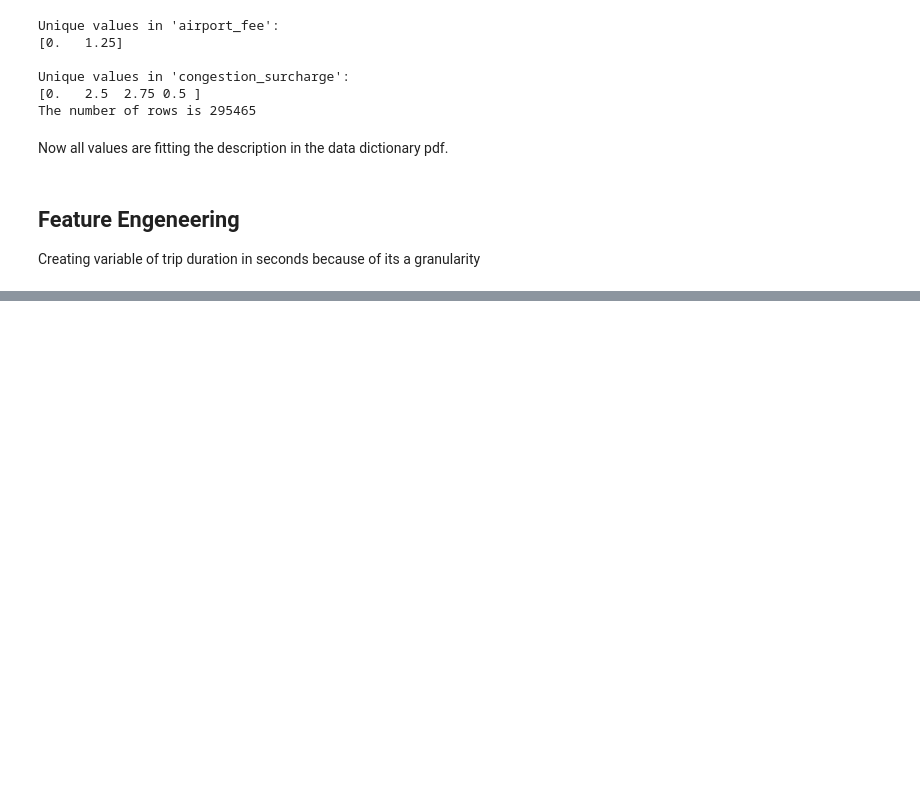
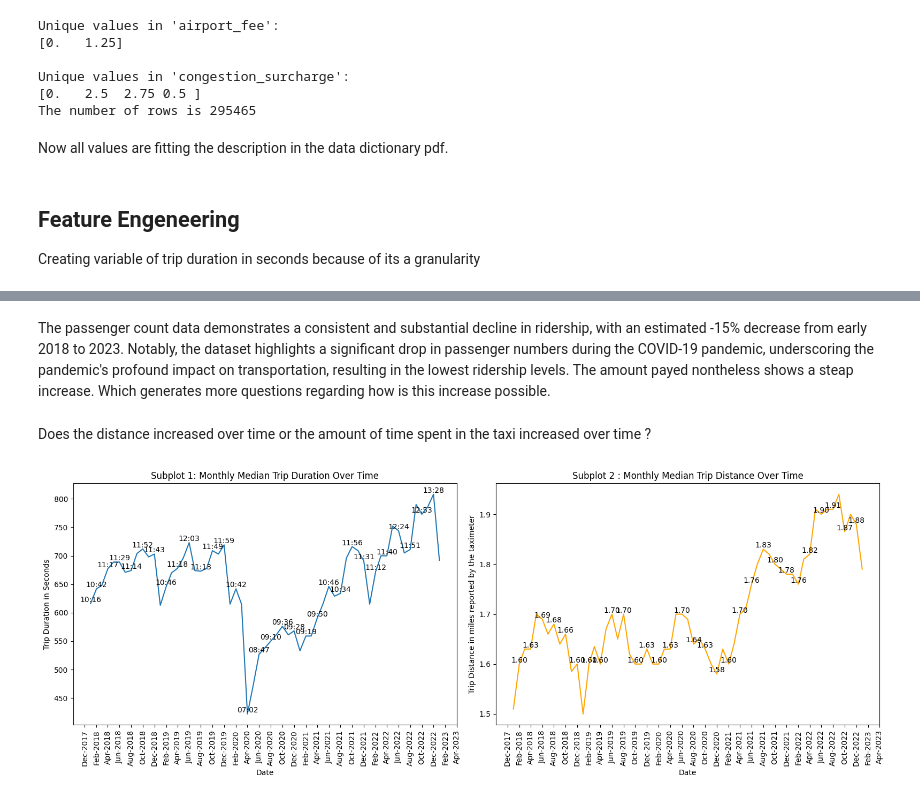
Before and after one commit to BenjaminDupre/taxi_data_task, a Jupyter notebook: taxi_data.ipynb, the cells around one changed output, grey strips where cells are left out. Cells and saved outputs as stored; diff of their text form; code cells hidden in the pictures; blank space fills up the shorter version.

Commit message:
added distance duration

```diff
--- a/taxi_data.ipynb
+++ b/taxi_data.ipynb
@@ -215,0 +254,52 @@ plt.show()
+# %% [markdown]
+The passenger count data demonstrates a consistent and substantial decline in ridership, with an estimated -15% decrease from early 2018 to 2023. Notably, the dataset highlights a significant drop in passenger numbers during the COVID-19 pandemic, underscoring the pandemic's profound impact on transportation, resulting in the lowest ridership levels. The amount payed nontheless shows a steap increase. Which generates more questions regarding how is this increase possible.
+# %% [markdown]
+Does the distance increased over time or the amount of time spent in the taxi increased over time ?
+# %%
+avg_monthly_trip_duration = df_ny.groupby('month_of_trip')['trip_duration_seconds'].median().reset_index()
+avg_monthly_trip_duration['month_of_trip'] = pd.to_datetime(avg_monthly_trip_duration['month_of_trip'], format='%b-%y')
+avg_monthly_trip_duration.sort_values(by='month_of_trip', inplace=True)
+
+
+avg_monthly_distance = df_ny.groupby('month_of_trip')['trip_distance'].median().reset_index()
+avg_monthly_distance['month_of_trip'] = pd.to_datetime(avg_monthly_distance['month_of_trip'], format='%b-%y')
+avg_monthly_distance.sort_values(by='month_of_trip', inplace=True)
+
+# Create a figure with two subplots side by side
+fig, axs = plt.subplots(1, 2, figsize=(16, 6))
+
+axs[0].plot(avg_monthly_trip_duration['month_of_trip'], avg_monthly_trip_duration['trip_duration_seconds'])
+axs[0].set_xlabel('Date')
+axs[0].set_ylabel('Trip Duration in Seconds')
+axs[0].set_title('Subplot 1: Monthly Median Trip Duration Over Time')
+axs[0].xaxis.set_major_formatter(mdates.DateFormatter("%b-%Y"))
+axs[0].xaxis.set_major_locator(mdates.MonthLocator(interval=2))
+axs[0].tick_params(axis='x', rotation=90)
+
+# Annotate data points with labels in minutes:seconds format at 3-month intervals and the first month
+for x, y in zip(avg_monthly_trip_duration['month_of_trip'], avg_monthly_trip_duration['trip_duration_seconds']):
+    if x.month % 2 == 0 or (x.month == 1 and x.year == 2018):
+        total_seconds = int(y.total_seconds())
+        minutes = total_seconds // 60
+        seconds = total_seconds % 60
+        annotation_text = f'{minutes:02d}:{seconds:02d}'  # Format as mm:ss
+        axs[0].text(x, y.total_seconds(), annotation_text, ha='center', va='bottom')
+
+axs[1].plot(avg_monthly_distance['month_of_trip'], avg_monthly_distance['trip_distance'],color='orange')
+axs[1].set_xlabel('Date')
+axs[1].set_ylabel('Trip Distance in miles reported by the taximeter')
+axs[1].set_title('Subplot 2 : Monthly Median Trip Distance Over Time')
+axs[1].xaxis.set_major_formatter(mdates.DateFormatter("%b-%Y"))
+axs[1].xaxis.set_major_locator(mdates.MonthLocator(interval=2))
+axs[1].tick_params(axis='x', rotation=90)
+
+# Annotate data points with number labels at 3-month intervals
+for x, y in zip(avg_monthly_distance['month_of_trip'], avg_monthly_distance['trip_distance']):
+    if x.month % 2 == 0:
+        axs[1].text(x, y, f'{y:.2f}', ha='center', va='bottom')
+
+# Show the plot
+plt.tight_layout()
+plt.show()
+# %% [output]
+[figure, added]
```
Also changed, not shown: parts of 20 cells of this notebook, 1 other file.
